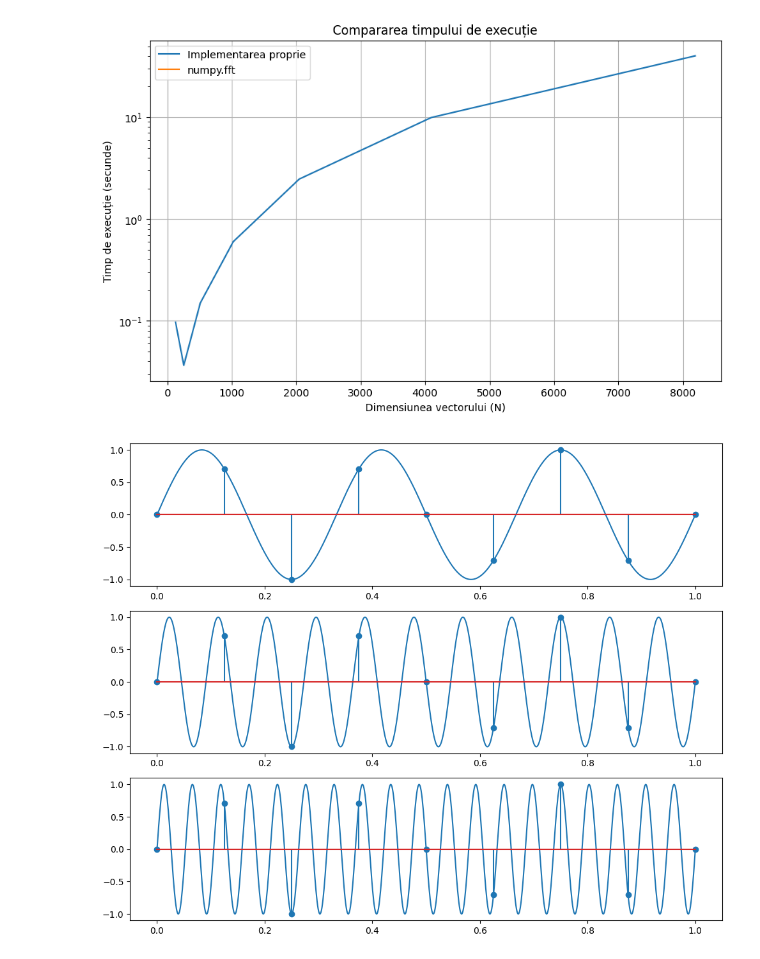
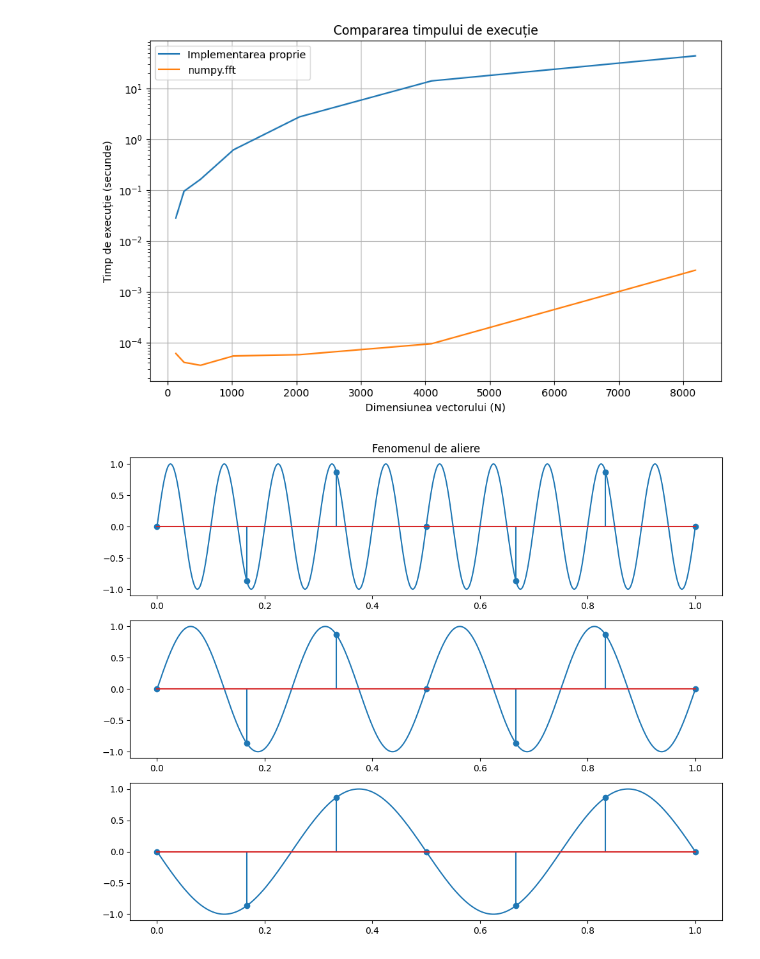
Before and after one commit to Lung-Alexandra/procesarea_semnalelor, a Jupyter notebook: Lab4/lab4.ipynb, the cells around one changed output. Saved outputs shown, nothing was run; the diff lists cells and outputs as text; code cells hidden in the pictures.

```diff
--- a/Lab4/lab4.ipynb
+++ b/Lab4/lab4.ipynb
@@ -31,9 +31,9 @@ for n in N:
     end = time.time()-start
     time_def.append(end)
 
-    start = time.monotonic()
+    start = time.perf_counter()
     X = fft.fft(signal)
-    end = time.monotonic() - start
+    end = time.perf_counter() - start
     time_fft.append(end)
 
 plt.figure(figsize=(10, 6))
@@ -45,40 +45,44 @@ plt.ylabel("Timp de execuție (secunde)")
 plt.title("Compararea timpului de execuție")
 plt.legend()
 plt.grid()
+plt.savefig("grafice/ex1.pdf", format="pdf")
+plt.savefig("grafice/ex1.png", format="png")
 plt.show()
 # %% [output]
-[figure, old version]
+[figure, new version]
 # %%
-# 2. Construiti un semnal sinusoidal de frecventa aleasa de voide amplitudine unitara si faza nula. Demonstrati (grafic) ca esantionarea lui cu o
+# 2. Construiti un semnal sinusoidal de frecventa aleasa de voi de amplitudine unitara si faza nula. Demonstrati (grafic) ca esantionarea lui cu o
 # frecventa sub-Nyquist (aleasa de asemeneade voi) genereaza fenomenul
-# de aliere. Pentru aceasta creati alte doua semnalede frecvente diferite
+# de aliere. Pentru aceasta creati alte doua semnale de frecvente diferite
 # care esantionate cu frecventa aleasa mai sus produc aceleasi esantioane ca
 # semnalul initial. Obtineti astfel o figura similara Figurii 2.
 
 
 t = np.linspace(0,1,1000)
-f = 3
-fs = 8
+f = 10
+fs = 6
 p = np.linspace(0,1,fs+1)
 signal = np.sin(2*np.pi*f*t)
-signal1  = np.sin(2*np.pi*(f+fs)*t)
-signal2  = np.sin(2*np.pi*(f+2*fs)*t)
+signal1  = np.sin(2*np.pi*(f - fs)*t)
+signal2  = np.sin(2*np.pi*(f - 2*fs)*t)
 
 fig, axes = plt.subplots(3, 1, figsize=(10, 8))
-
+axes[0].set_title('Fenomenul de aliere')
 axes[0].plot(t, signal)
 axes[1].plot(t, signal1)
 axes[2].plot(t, signal2)
 
 signal = np.sin(2*np.pi*f*p)
-signal1  = np.sin(2*np.pi*(f+fs)*p)
-signal2  = np.sin(2*np.pi*(f+2*fs)*p)
+
 
 axes[0].stem(p,signal)
 axes[1].stem(p,signal)
 axes[2].stem(p,signal)
 
+
 plt.tight_layout()
+plt.savefig("grafice/ex2.pdf", format="pdf")
+plt.savefig("grafice/ex2.png", format="png")
 plt.show()
 # %% [output]
-[figure, old version]
+[figure, new version]
```
Also changed, not shown: parts of 7 cells of this notebook, 10 other files.
